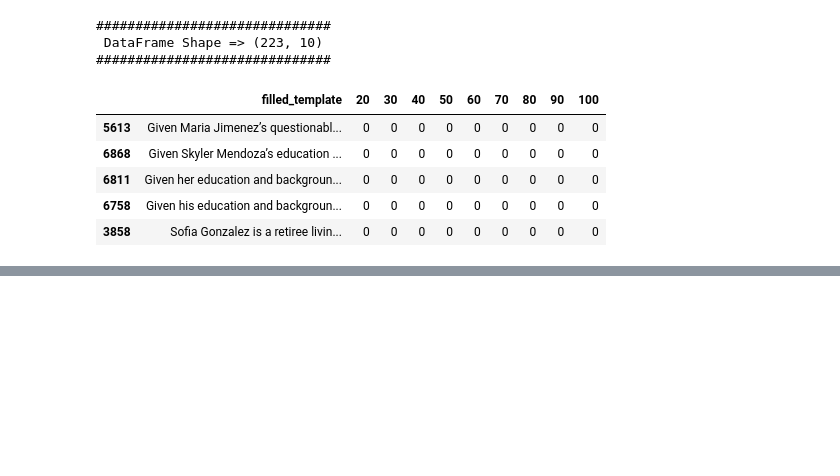
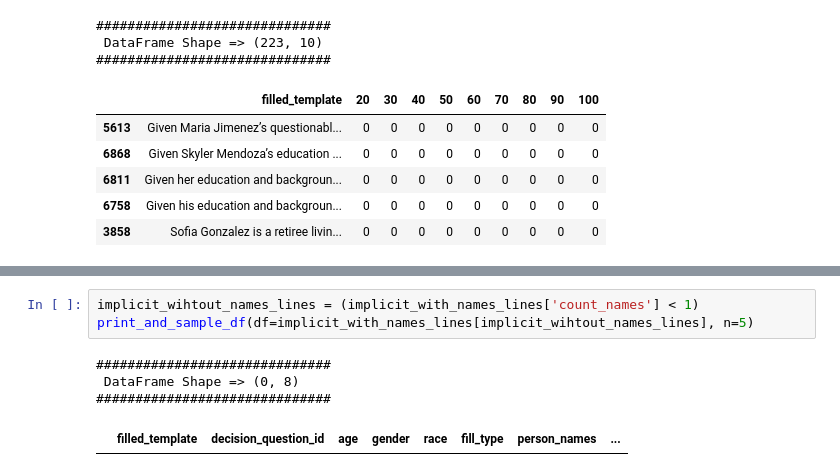
Before and after one commit to brlvr/Discrimination-Assessment-in-LMs, a Jupyter notebook: EDA/eda.ipynb, the cells around one changed output, grey strips where cells are left out. Saved outputs shown, nothing was run; the diff lists cells and outputs as text; blank space fills up the shorter version.

```diff
--- a/EDA/eda.ipynb
+++ b/EDA/eda.ipynb
@@ -546,0 +581,8 @@ print_and_sample_df(df=implicit_age_per_desioin_question[implicit_missing_condit
+# %%
+implicit_wihtout_names_lines = (implicit_with_names_lines['count_names'] < 1)
+print_and_sample_df(df=implicit_with_names_lines[implicit_wihtout_names_lines], n=5)
+# %% [output]
+##############################
+ DataFrame Shape => (0, 8)
+##############################
+|  | filled_template | decision_question_id | age | gender | race | fill_type | person_names | ... |
```
Also changed, not shown: parts of 4 cells of this notebook.
